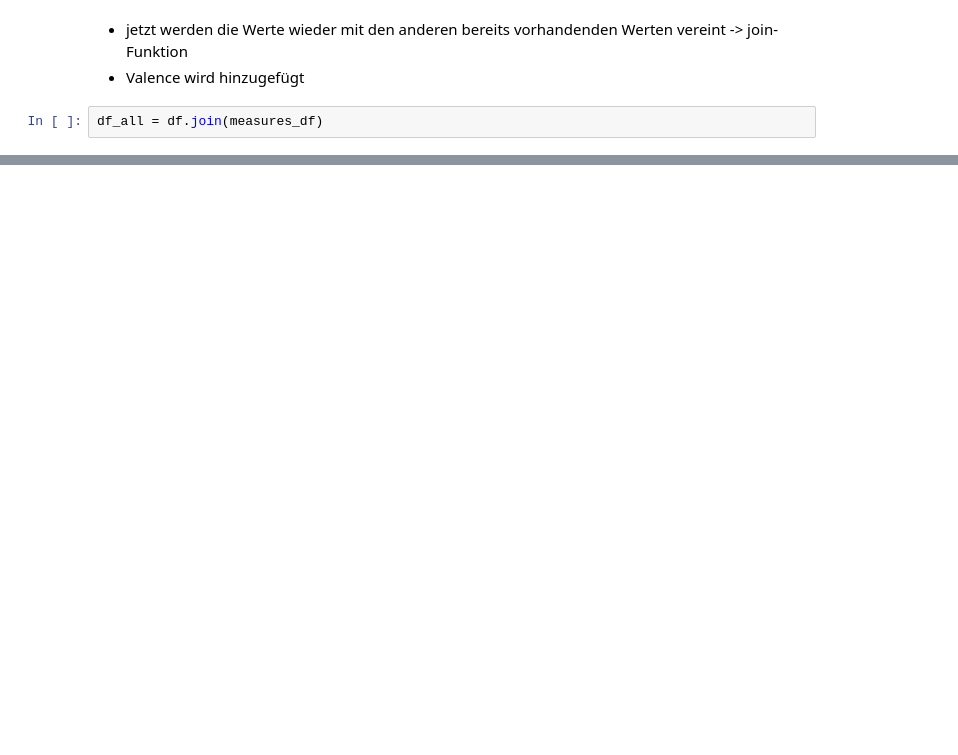
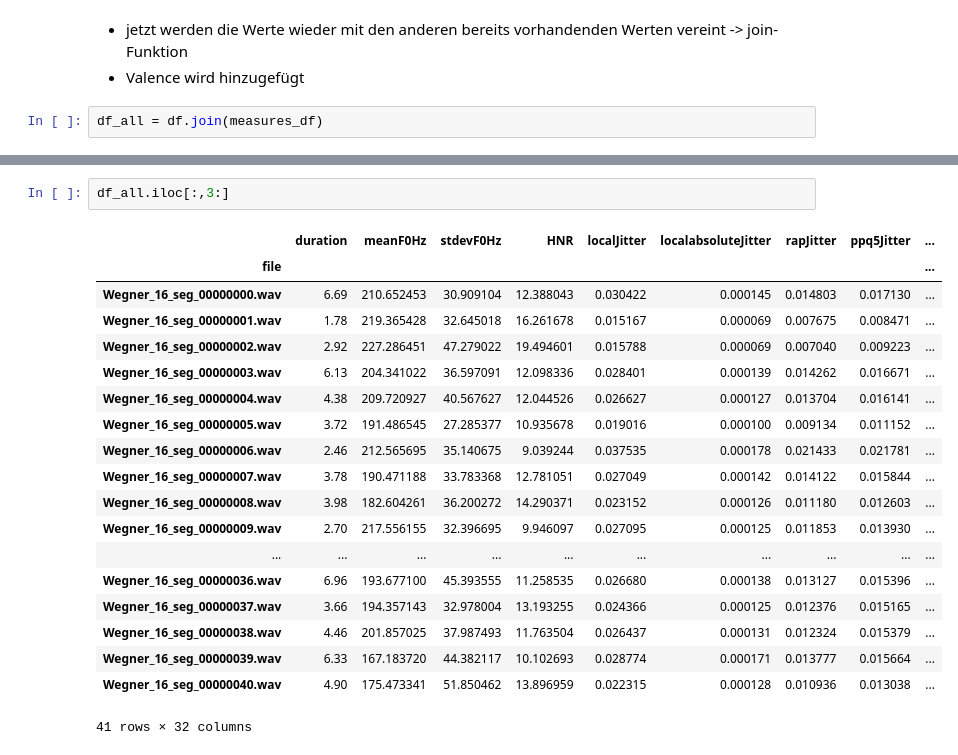
Before and after one commit to Lisa-Wegner/S_sprechstile_eigene, a Jupyter notebook: Sprechstile_eigene_Abgabe-checkpoint.ipynb, the cells around one changed output, grey strips where cells are left out. Drawn from its saved outputs; the diff is of its cells as text; blank space fills up the shorter version.

```diff
--- a/Sprechstile_eigene_Abgabe-checkpoint.ipynb
+++ b/Sprechstile_eigene_Abgabe-checkpoint.ipynb
@@ -338,0 +329,22 @@ df_all.head(2)
+# %%
+df_all.iloc[:,3:]
+# %% [output]
+|  | duration | meanF0Hz | stdevF0Hz | HNR | localJitter | localabsoluteJitter | rapJitter | ppq5Jitter | ... |
+| file |  |  |  |  |  |  |  |  | ... |
+| Wegner_16_seg_00000000.wav | 6.69 | 210.652453 | 30.909104 | 12.388043 | 0.030422 | 0.000145 | 0.014803 | 0.017130 | ... |
+| Wegner_16_seg_00000001.wav | 1.78 | 219.365428 | 32.645018 | 16.261678 | 0.015167 | 0.000069 | 0.007675 | 0.008471 | ... |
+| Wegner_16_seg_00000002.wav | 2.92 | 227.286451 | 47.279022 | 19.494601 | 0.015788 | 0.000069 | 0.007040 | 0.009223 | ... |
+| Wegner_16_seg_00000003.wav | 6.13 | 204.341022 | 36.597091 | 12.098336 | 0.028401 | 0.000139 | 0.014262 | 0.016671 | ... |
+| Wegner_16_seg_00000004.wav | 4.38 | 209.720927 | 40.567627 | 12.044526 | 0.026627 | 0.000127 | 0.013704 | 0.016141 | ... |
+| Wegner_16_seg_00000005.wav | 3.72 | 191.486545 | 27.285377 | 10.935678 | 0.019016 | 0.000100 | 0.009134 | 0.011152 | ... |
+| Wegner_16_seg_00000006.wav | 2.46 | 212.565695 | 35.140675 | 9.039244 | 0.037535 | 0.000178 | 0.021433 | 0.021781 | ... |
+| Wegner_16_seg_00000007.wav | 3.78 | 190.471188 | 33.783368 | 12.781051 | 0.027049 | 0.000142 | 0.014122 | 0.015844 | ... |
+| Wegner_16_seg_00000008.wav | 3.98 | 182.604261 | 36.200272 | 14.290371 | 0.023152 | 0.000126 | 0.011180 | 0.012603 | ... |
+| Wegner_16_seg_00000009.wav | 2.70 | 217.556155 | 32.396695 | 9.946097 | 0.027095 | 0.000125 | 0.011853 | 0.013930 | ... |
+| ... | ... | ... | ... | ... | ... | ... | ... | ... | ... |
+| Wegner_16_seg_00000036.wav | 6.96 | 193.677100 | 45.393555 | 11.258535 | 0.026680 | 0.000138 | 0.013127 | 0.015396 | ... |
+| Wegner_16_seg_00000037.wav | 3.66 | 194.357143 | 32.978004 | 13.193255 | 0.024366 | 0.000125 | 0.012376 | 0.015165 | ... |
+| Wegner_16_seg_00000038.wav | 4.46 | 201.857025 | 37.987493 | 11.763504 | 0.026437 | 0.000131 | 0.012324 | 0.015379 | ... |
+| Wegner_16_seg_00000039.wav | 6.33 | 167.183720 | 44.382117 | 10.102693 | 0.028774 | 0.000171 | 0.013777 | 0.015664 | ... |
+| Wegner_16_seg_00000040.wav | 4.90 | 175.473341 | 51.850462 | 13.896959 | 0.022315 | 0.000128 | 0.010936 | 0.013038 | ... |
+41 rows × 32 columns
```
Also changed, not shown: parts of 41 cells of this notebook.
